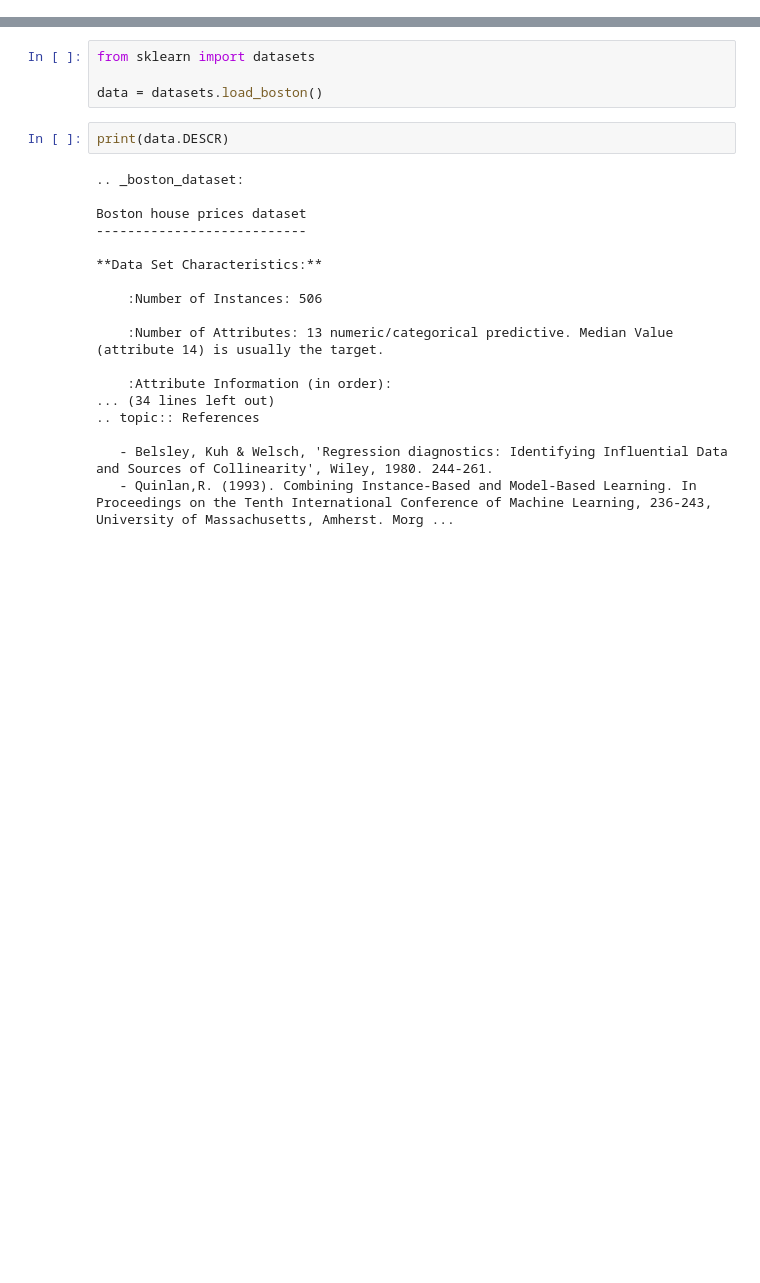
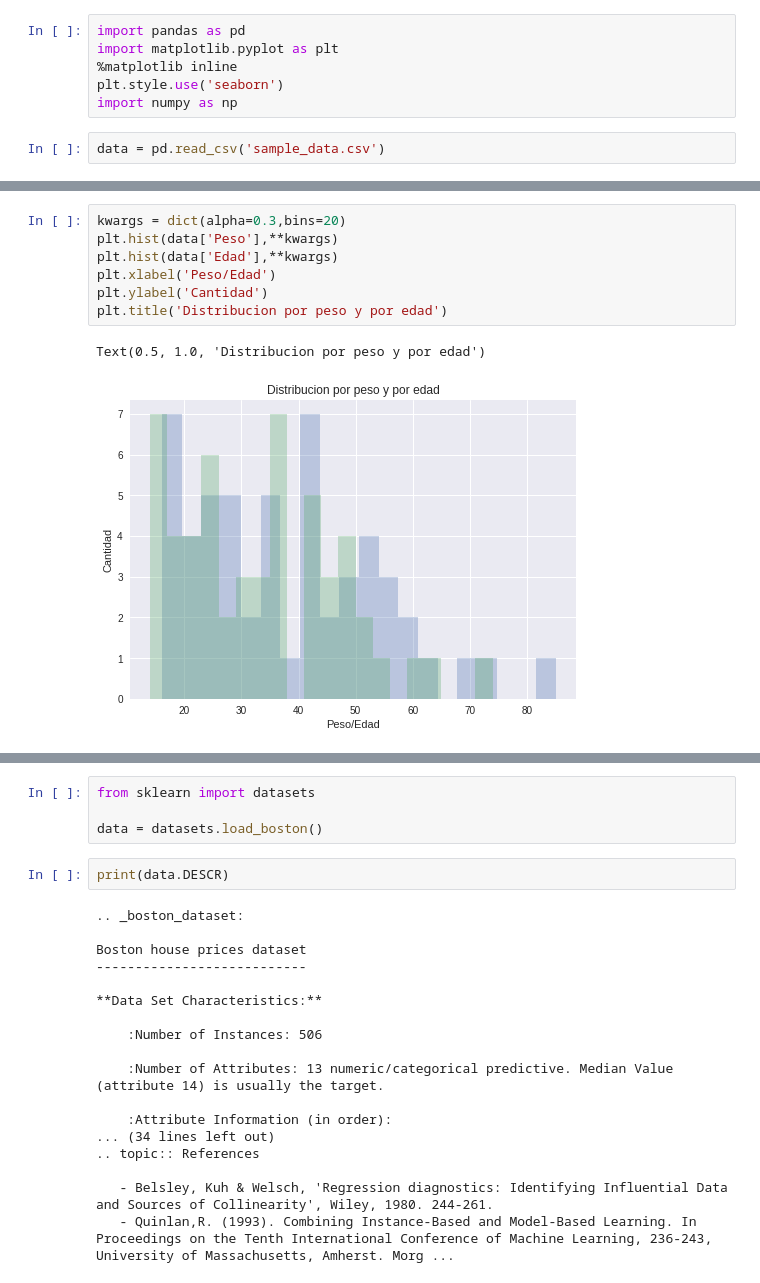
Before and after one commit to ayrtonddr/DS_taller, a Jupyter notebook: Linear_Regression.ipynb, the cells around one changed output, grey strips where cells are left out. Drawn from its saved outputs; the diff is of its cells as text; blank space fills up the shorter version.

```diff
--- a/Linear_Regression.ipynb
+++ b/Linear_Regression.ipynb
@@ -2,0 +5,8 @@
+# %%
+import pandas as pd
+import matplotlib.pyplot as plt
+%matplotlib inline
+plt.style.use('seaborn')
+import numpy as np
+# %%
+data = pd.read_csv('sample_data.csv')
@@ -2,0 +43,10 @@
+# %%
+kwargs = dict(alpha=0.3,bins=20)
+plt.hist(data['Peso'],**kwargs)
+plt.hist(data['Edad'],**kwargs)
+plt.xlabel('Peso/Edad')
+plt.ylabel('Cantidad')
+plt.title('Distribucion por peso y por edad')
+# %% [output]
+Text(0.5, 1.0, 'Distribucion por peso y por edad')
+[figure, added]
```
Also changed, not shown: parts of 12 cells of this notebook.
